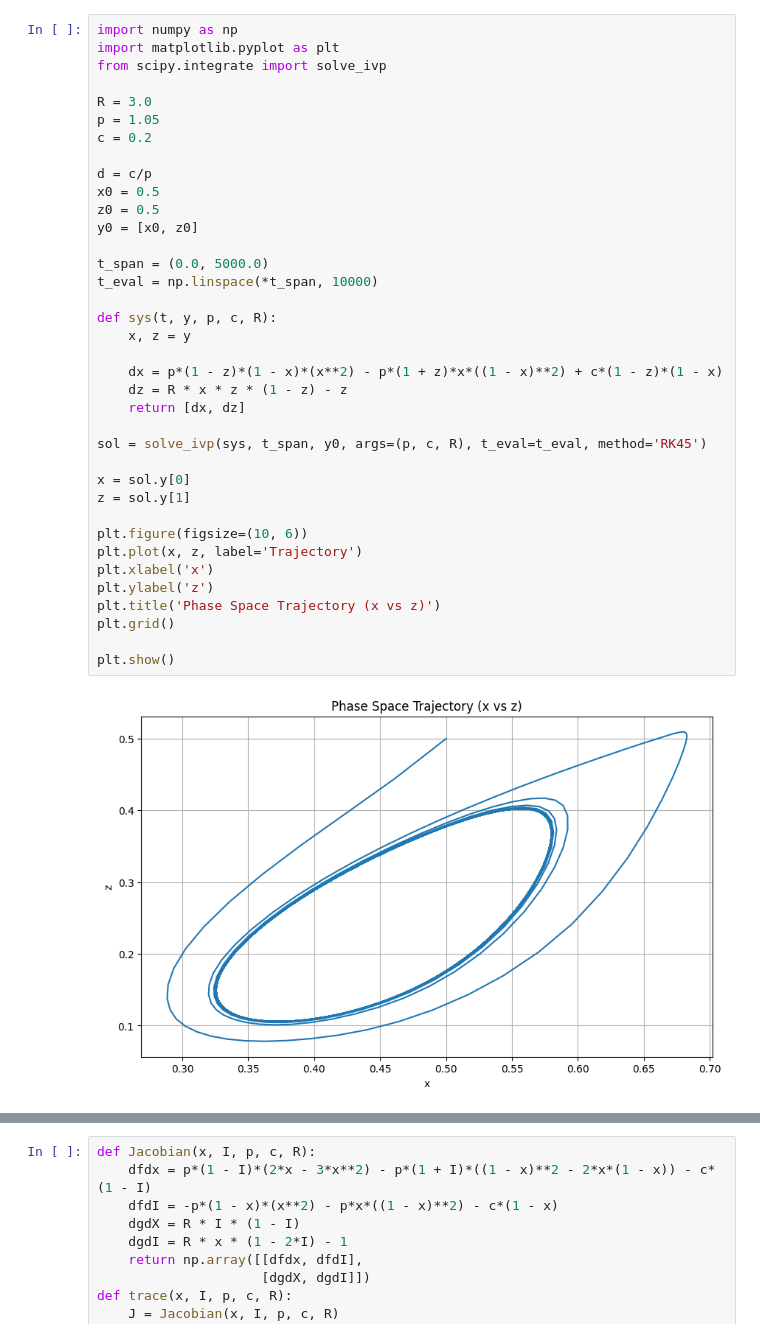
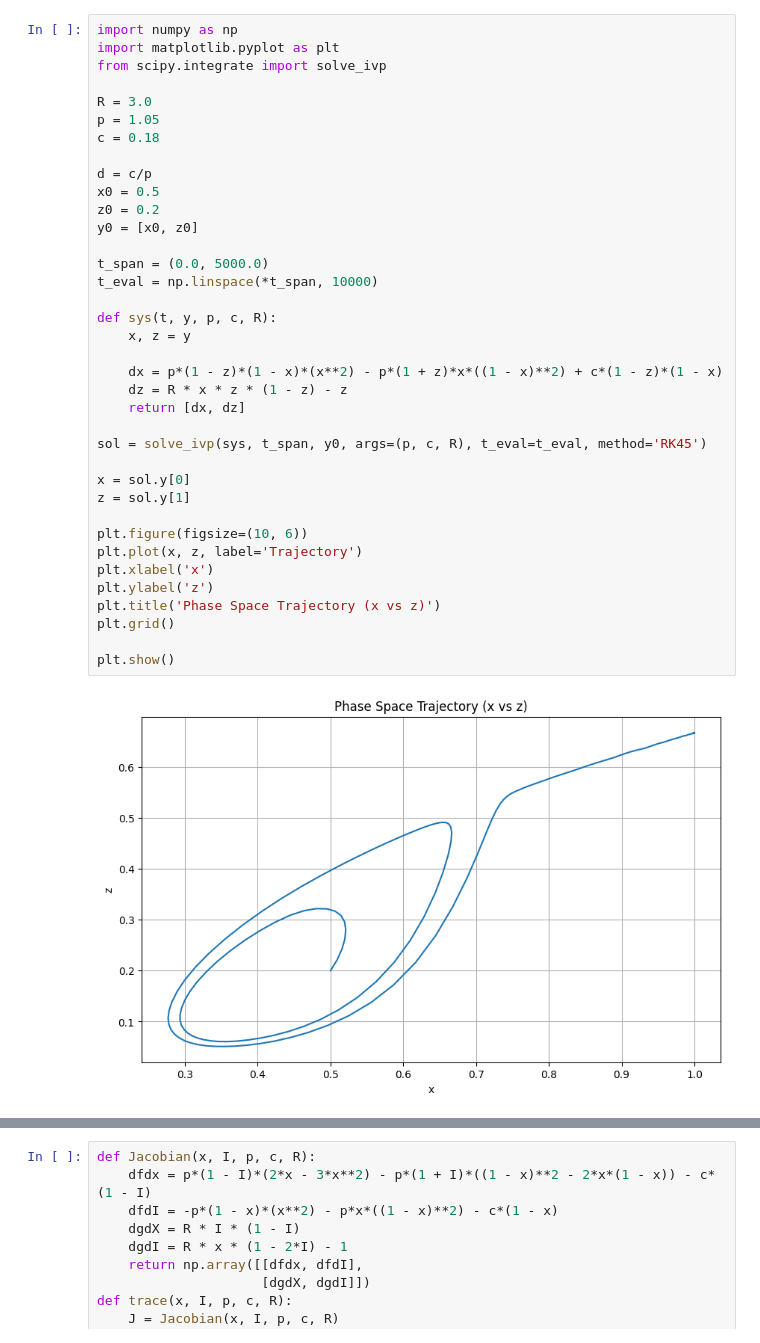
Before and after one commit to mohdkashifansari/Optimisation_and_Numerical_Analysis_Techniques, a Jupyter notebook: opinion2.ipynb, the cells around one changed output, grey strips where cells are left out. Cells and saved outputs as stored; diff of their text form.

```diff
--- a/opinion2.ipynb
+++ b/opinion2.ipynb
@@ -5,38 +5,38 @@ from scipy.integrate import solve_ivp
 
 R = 3.0
 p = 1.05
-c = 0.2
+c = 0.18
 
 d = c/p
 x0 = 0.5
-z0 = 0.5
+z0 = 0.2
 y0 = [x0, z0]
 
 t_span = (0.0, 5000.0)
 t_eval = np.linspace(*t_span, 10000)
 
 def sys(t, y, p, c, R):
     x, z = y
 
     dx = p*(1 - z)*(1 - x)*(x**2) - p*(1 + z)*x*((1 - x)**2) + c*(1 - z)*(1 - x)
     dz = R * x * z * (1 - z) - z
     return [dx, dz]
 
 sol = solve_ivp(sys, t_span, y0, args=(p, c, R), t_eval=t_eval, method='RK45')
 
 x = sol.y[0]
 z = sol.y[1]
 
 plt.figure(figsize=(10, 6))
 plt.plot(x, z, label='Trajectory')
 plt.xlabel('x')
 plt.ylabel('z')
 plt.title('Phase Space Trajectory (x vs z)')
 plt.grid()
 
 plt.show()
 # %% [output]
-[figure, old version]
+[figure, new version]
 # %%
 initial_conditions = np.random.dirichlet([1, 1], size=20)
 
```
Also changed, not shown: parts of 2 cells of this notebook, 11 other files.
